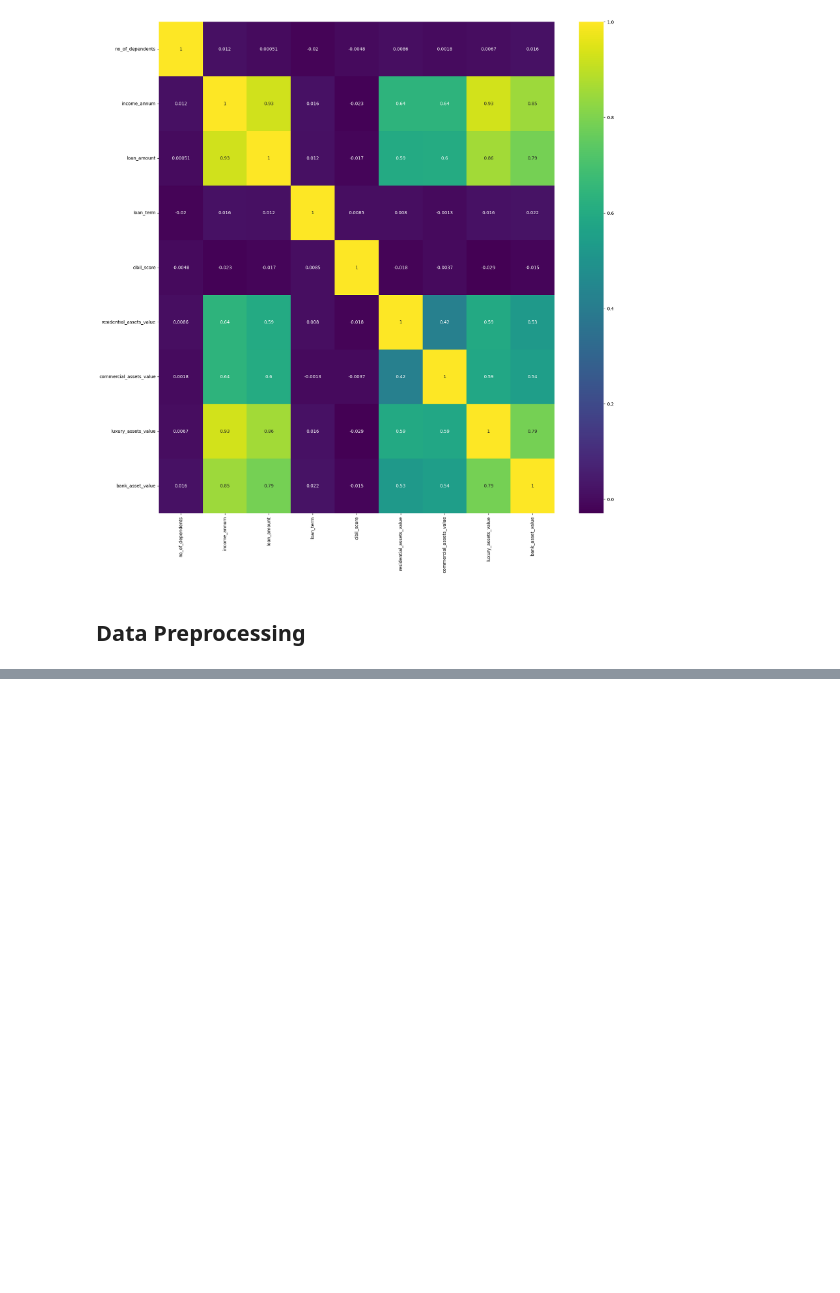
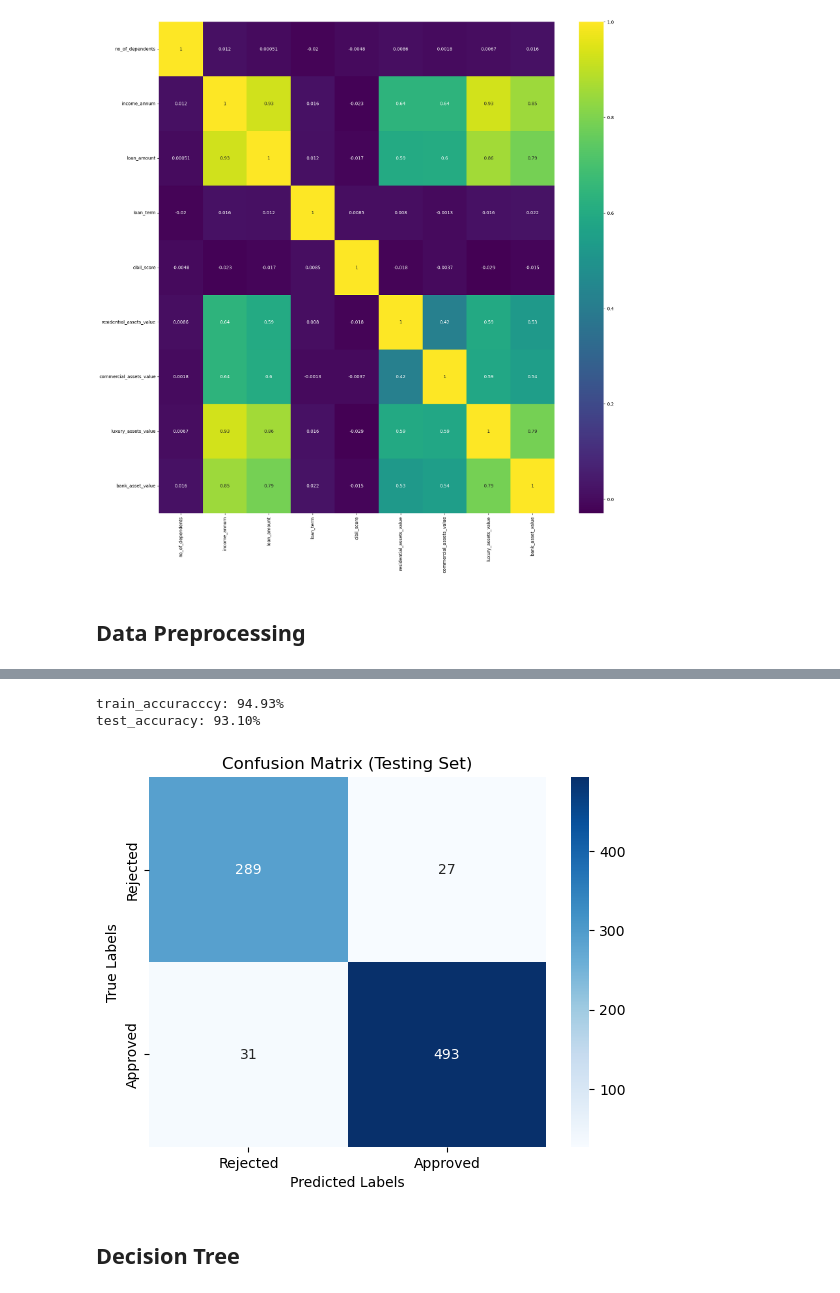
Before and after one commit to Bineet117/Loan-Approval-Prediction, a Jupyter notebook: notebook/Loan_approval_prediction_notebook.ipynb, the cells around one changed output, grey strips where cells are left out. Cells and saved outputs as stored; diff of their text form; code cells hidden in the pictures; blank space fills up the shorter version.

```diff
--- a/notebook/data_preprocessing.ipynb
+++ b/notebook/Loan_approval_prediction_notebook.ipynb
@@ -313,2 +331,4 @@ data["loan_status"] = data["loan_status"].map({"Approved":1,"Rejected":0 })
 # %%
-data.head()
+# Dropping irrelevant or highly correlated asset columns and isolating the target variable 'loan_status'
+X = data.drop(columns=["loan_status", "residential_assets_value", "commercial_assets_value", "luxury_assets_value", "bank_asset_value"], axis=1)
+y = data["loan_status"]
@@ -321,0 +335,3 @@ data.head()
+# %%
+# Split the dataset into training and testing sets (80% training, 20% testing), ensuring reproducibility with random_state=42
+X_train, X_test, y_train, y_test = train_test_split(X, y, test_size=0.2, random_state=42)
@@ -321,0 +340,16 @@ data.head()
+# %%
+# Define the ColumnTransformer
+preprocessor = ColumnTransformer(
+    transformers=[
+        ('num', StandardScaler(), ['income_annum', 'loan_amount', 'cibil_score', 'total_asset_value']),
+        ('cat', OneHotEncoder(), ['no_of_dependents', 'education', 'self_employed', 'loan_term'])
+    ]
+)
+
+# Define the full pipeline with preprocessing and classifier
+pipeline = Pipeline([
+    ('preprocessor', preprocessor),  # Preprocessing step
+    ('classifier', LogisticRegression())  # Machine learning model
+])
+# %%
+pipeline.fit(X_train, y_train)
@@ -321,0 +367,37 @@ data.head()
+# %%
+train_accuracy = pipeline.score(X_train, y_train)
+test_accuracy = pipeline.score(X_test, y_test)
+
+# y_train_pred = pipeline.predict(X_train)
+# print(accuracy_score(y_train_pred, y_train))
+
+# y_test_pred = pipeline.predict(X_test)
+# print(accuracy_score(y_test_pred, y_test))
+
+print(f'train_accuracccy: {train_accuracy * 100:.2f}%')
+print(f'test_accuracy: {test_accuracy * 100:.2f}%')
+# %% [output]
+train_accuracccy: 94.93%
+test_accuracy: 93.10%
+# %%
+y_train_pred = pipeline.predict(X_train)
+y_test_pred = pipeline.predict(X_test)
+
+test_cm = confusion_matrix(y_test, y_test_pred)
+# print(f"Confusion Matrix (Testing):\n{test_cm}")
+
+# Define your custom labels
+labels = ['Rejected', 'Approved']
+
+# Visualize confusion matrix with custom labels using seaborn heatmap
+sns.heatmap(test_cm, annot=True, fmt='d', cmap='Blues',
+            xticklabels=labels, yticklabels=labels)
+
+plt.title('Confusion Matrix (Testing Set)')
+plt.xlabel('Predicted Labels')
+plt.ylabel('True Labels')
+plt.show()
+# %% [output]
+[figure, added]
+# %% [markdown]
+## Decision Tree
```
Also changed, not shown: parts of 30 cells of this notebook.
